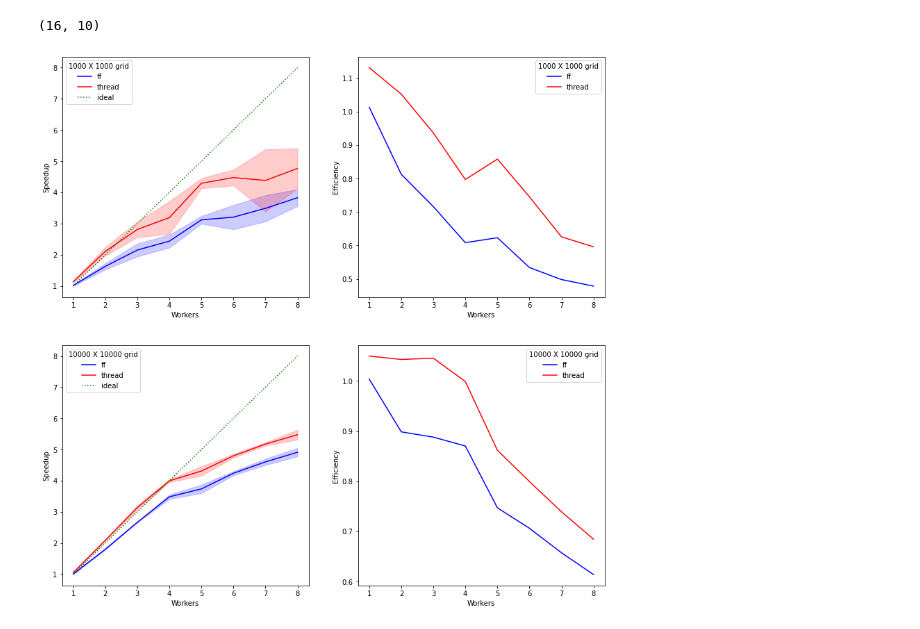
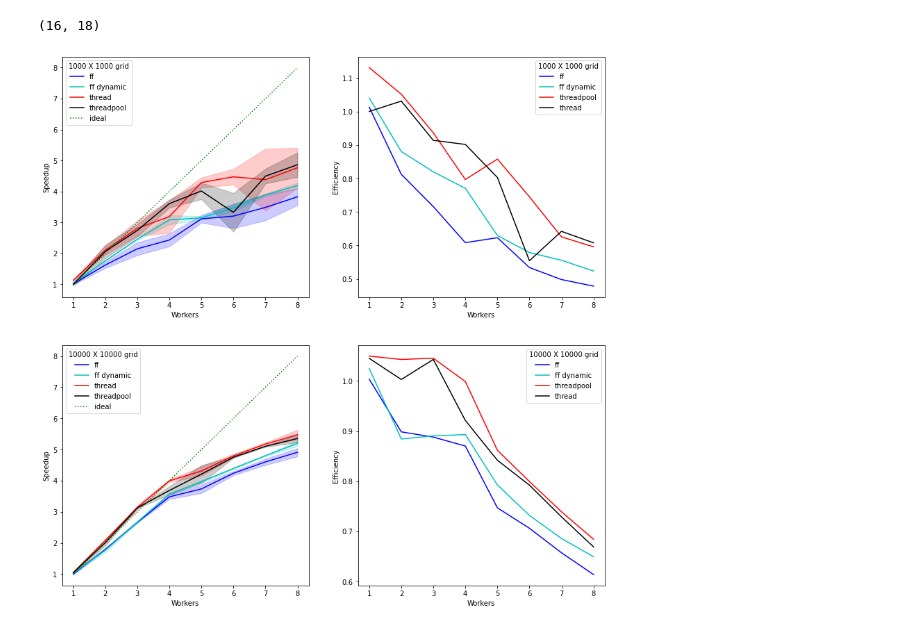
Before and after one commit to michelebersani/ParallellizedGameOfLife, a Jupyter notebook: code/plots.ipynb, the cells around one changed output. Cells and saved outputs as stored; diff of their text form; code cells hidden in the pictures.

Commit message:
barrier introduced to speedup threadpool

```diff
--- a/code/plots.ipynb
+++ b/code/plots.ipynb
@@ -17,7 +17,7 @@ for s in sides:
         times = np.array([int(t) for t in times])
         times = times*1e-6
         seq_times[s] = round(times.mean(), 4)
-names = ["ff", "thread"]
+names = ["ff", "poolff", "thread", "new_thrp"]
 for s in itertools.product(sides,nws):
     row = [s[0],s[1]]
     seq_time = seq_times[s[0]]
@@ -34,32 +34,42 @@ for s in itertools.product(sides,nws):
             row.append(speedups.std())
 
     data.append(row)
-df = pd.DataFrame(data, columns=['side','workers','ff_mean','ff_std','ff_speedup_mean','ff_speedup_std','thread_mean','thread_std', 'thread_speedup_mean','thread_speedup_std'])
+df = pd.DataFrame(data, columns=['side','workers','ff_mean','ff_std','ff_speedup_mean','ff_speedup_std','ff_pool_mean','ff_pool_std','ff_pool_speedup_mean','ff_pool_speedup_std','thread_mean','thread_std', 'thread_speedup_mean','thread_speedup_std','threadpool_mean','threadpool_std', 'threadpool_speedup_mean','threadpool_speedup_std'])
 print(df.shape)
 # %% [output]
-(16, 10)
+(16, 18)
 # %%
 import matplotlib.pyplot as plt
 
 fig, axs = plt.subplots(len(sides), 2, figsize=(14,14))
 
 for i, s in enumerate(sides):
+
     small_df = df.loc[df['side'] == s]
     axs[i,0].plot(small_df['workers'], small_df['ff_speedup_mean'], 'b-', label='ff')
     axs[i,0].fill_between(small_df['workers'], small_df['ff_speedup_mean'] + small_df['ff_speedup_std'], small_df['ff_speedup_mean'] - small_df['ff_speedup_std'], color='b', alpha=0.2)
+    axs[i,0].plot(small_df['workers'], small_df['ff_pool_speedup_mean'], 'c-', label='ff dynamic')
+    axs[i,0].fill_between(small_df['workers'], small_df['ff_pool_speedup_mean'] + small_df['ff_pool_speedup_std'], small_df['ff_pool_speedup_mean'] - small_df['ff_pool_speedup_std'], color='c', alpha=0.2)
     axs[i,0].plot(small_df['workers'], small_df['thread_speedup_mean'], 'r-', label='thread')
     axs[i,0].fill_between(small_df['workers'], small_df['thread_speedup_mean'] + small_df['thread_speedup_std'], small_df['thread_speedup_mean'] - small_df['thread_speedup_std'], color='r', alpha=0.2)
+    axs[i,0].plot(small_df['workers'], small_df['threadpool_speedup_mean'], 'k-', label='threadpool')
+    axs[i,0].fill_between(small_df['workers'], small_df['threadpool_speedup_mean'] + small_df['threadpool_speedup_std'], small_df['threadpool_speedup_mean'] - small_df['threadpool_speedup_std'], color='k', alpha=0.2)
     axs[i,0].plot(small_df['workers'], small_df['workers'], 'g:', label='ideal')
     axs[i,0].set_ylabel('Speedup')
     axs[i,0].set_xlabel('Workers')
     axs[i,0].legend(title=f'{s} X {s} grid')
 
     axs[i,1].plot(small_df['workers'], small_df['ff_speedup_mean']/small_df['workers'], 'b-', label='ff')
-    axs[i,1].plot(small_df['workers'], small_df['thread_speedup_mean']/small_df['workers'], 'r-', label='thread')
+    axs[i,1].plot(small_df['workers'], small_df['ff_pool_speedup_mean']/small_df['workers'], 'c-', label='ff dynamic')
+    axs[i,1].plot(small_df['workers'], small_df['thread_speedup_mean']/small_df['workers'], 'r-', label='threadpool')
+    axs[i,1].plot(small_df['workers'], small_df['threadpool_speedup_mean']/small_df['workers'], 'k-', label='thread')
     axs[i,1].set_ylabel('Efficiency')
     axs[i,1].set_xlabel('Workers')
     axs[i,1].legend(title=f'{s} X {s} grid')
 
+
+#axs[0,0].set_ylim(-1, 50)
+#axs[1,0].set_ylim(-1, 200)
 plt.show()
 # %% [output]
-[figure, old version]
+[figure, new version]
```
Also changed, not shown: 14 other files.
